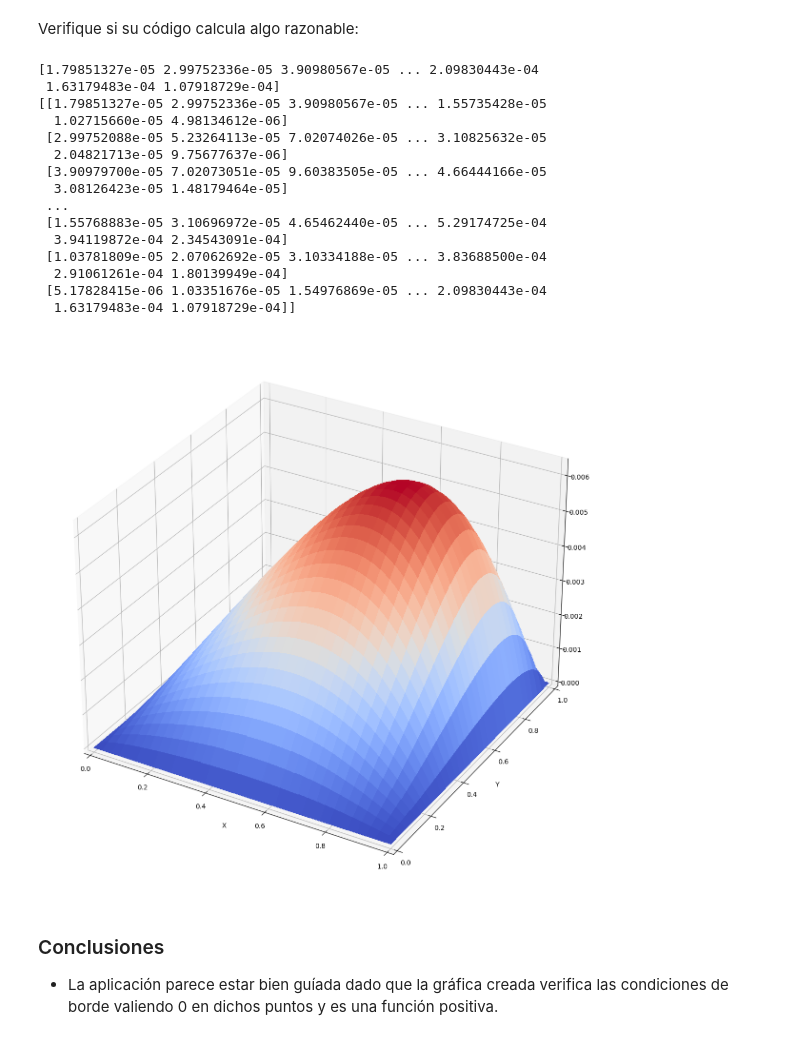
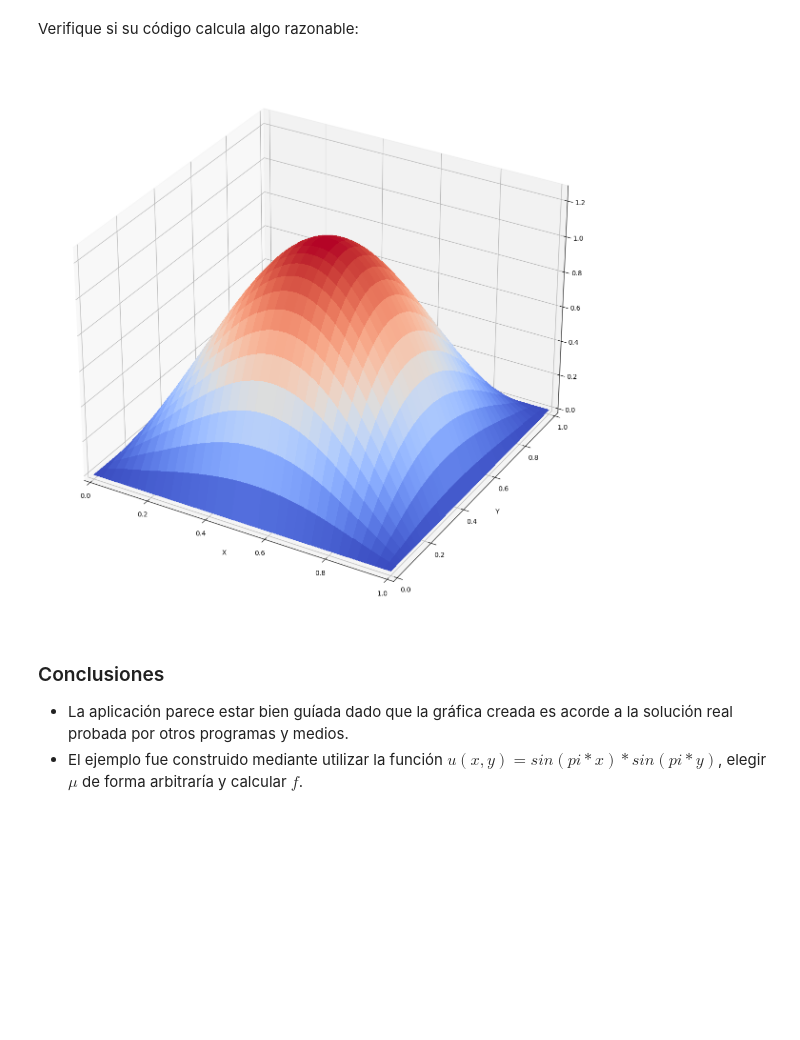
Before and after one commit to Diego-Astaburuaga/Tarea-2-Numerical-Analysis-II, a Jupyter notebook: Entregable_Tarea2_Diego_Astaburuaga.ipynb, the cells around one changed output. Saved outputs shown, nothing was run; the diff lists cells and outputs as text; code cells hidden in the pictures; blank space fills up the shorter version.

```diff
--- a/Entregable_Tarea2_Diego_Astaburuaga.ipynb
+++ b/Entregable_Tarea2_Diego_Astaburuaga.ipynb
@@ -246,18 +223,18 @@ def stima2d(N,mu):
         for j in range(N):
             f[offset + j] = k*N + j
             c[offset + j] = k*N + j
-            e[offset + j] = calculC1param(mu, k*N + j +1, N)
+            e[offset + j] = mu((k+1+1)*h,(j+1)*h) + 2*mu((k+1)*h,(j+1)*h) + mu((k+1)*h,(j+1+1)*h)
 
         # superdiagonal
         for j in range(N-1):
             f[offset + N + j] = k*N + j
             c[offset + N + j] = k*N + j+1
-            e[offset + N + j] = -mu((ij(k*N + j+1, N)[0]+1)*h,(ij(k*N + j+1, N)[1])*h)
+            e[offset + N + j] = -1*mu((k+1+1)*h, (j+1)*h)
         # subdiagonal
         for j in range(N-1):
             f[offset + 2*N-1 + j] = k*N + j+1
             c[offset + 2*N-1 + j] = k*N + j
-            e[offset + 2*N-1 + j] = -mu((ij(k*N + j+2, N)[0])*h,(ij(k*N + j+2, N)[1])*h)
+            e[offset + 2*N-1 + j] = -1*mu((k+1)*h, (j+1)*h)
 
     # block superdiagonal
     for k in range(N-1):
@@ -267,7 +244,7 @@ def stima2d(N,mu):
         for j in range(N):
             f[offset + j] = k*N + j
             c[offset + j] = k*N + j + N
-            e[offset + j] = -mu((ij(k*N + j+1, N)[0])*h,(ij(k*N + j+1, N)[1]+1)*h)
+            e[offset + j] = -1*mu((k+1)*h,(j+1)*h)
 
     # block subdiagonal
     for k in range(N-1):
@@ -277,7 +254,7 @@ def stima2d(N,mu):
         for j in range(N):
             f[offset + j] = k*N + j + N
             c[offset + j] = k*N + j
-            e[offset + j] = -mu((ij(k*N + j + N+1, N)[0])*h,(ij(k*N + j + N+1, N)[1])*h)
+            e[offset + j] = -1*mu((k+1+1)*h,(j+1)*h)
 
     e = (N+1)*(N+1)*e # divide each value by h^2
 
@@ -300,55 +277,39 @@ def loadvec2d(N,ff):
 Verifique si su código calcula algo razonable:
 # %%
 def f(x,y):
-    return x*x*y*y
+    return -pi*(np.cos(pi*x)-(2*pi*x*np.sin(pi*x)))*np.sin(pi*y)
 
 def mu(x,y):
-    return x+y
+    return x
 
 N=100
 
 b = loadvec2d(N,f)
 A = stima2d(N,mu)
 Afull = A.full()
 
 u = np.linalg.solve(Afull,b)
 uu = np.zeros((N+2,N+2))
 uu[1:N+1,1:N+1] = u.reshape(N,N)
-print(u)
-print(u.reshape(N,N))
 x = np.linspace(0,1,N+2)
 X,Y = np.meshgrid(x,x)
 
 fig = plt.figure(figsize=(15,15))
 ax = fig.add_subplot(111, projection='3d')
 
 # Plot a 3D surface
 ax.plot_surface(X, Y, uu,cmap=cm.coolwarm,
                        linewidth=0, antialiased=False)
 
 ax.set_xlabel('X')
 ax.set_xlim(0, 1)
 ax.set_ylabel('Y')
 ax.set_ylim(0, 1)
 plt.show()
 # %% [output]
-[1.79851327e-05 2.99752336e-05 3.90980567e-05 ... 2.09830443e-04
- 1.63179483e-04 1.07918729e-04]
-[[1.79851327e-05 2.99752336e-05 3.90980567e-05 ... 1.55735428e-05
-  1.02715660e-05 4.98134612e-06]
- [2.99752088e-05 5.23264113e-05 7.02074026e-05 ... 3.10825632e-05
-  2.04821713e-05 9.75677637e-06]
- [3.90979700e-05 7.02073051e-05 9.60383505e-05 ... 4.66444166e-05
-  3.08126423e-05 1.48179464e-05]
- ...
- [1.55768883e-05 3.10696972e-05 4.65462440e-05 ... 5.29174725e-04
-  3.94119872e-04 2.34543091e-04]
- [1.03781809e-05 2.07062692e-05 3.10334188e-05 ... 3.83688500e-04
-  2.91061261e-04 1.80139949e-04]
- [5.17828415e-06 1.03351676e-05 1.54976869e-05 ... 2.09830443e-04
-  1.63179483e-04 1.07918729e-04]]
-[figure, old version]
+[figure, new version]
 # %% [markdown]
 ### Conclusiones
 
-- La aplicación parece estar bien guíada dado que la gráfica creada verifica las condiciones de borde valiendo 0 en dichos puntos y es una función positiva.
+- La aplicación parece estar bien guíada dado que la gráfica creada es acorde a la solución real probada por otros programas y medios.
+- El ejemplo fue construido mediante utilizar la función $u(x,y)=sin(pi*x)*sin(pi*y)$, elegir $\mu$ de forma arbitraría y calcular $f$.
```
Also changed, not shown: parts of 4 cells of this notebook, 2 other files.
